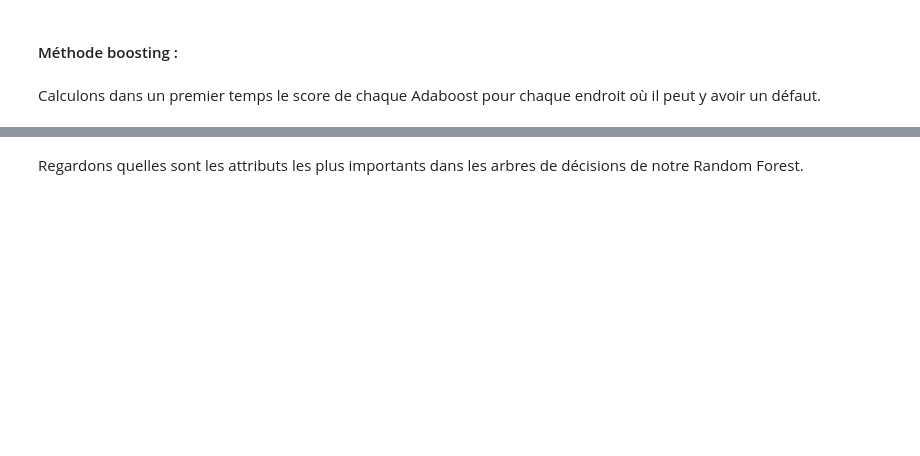
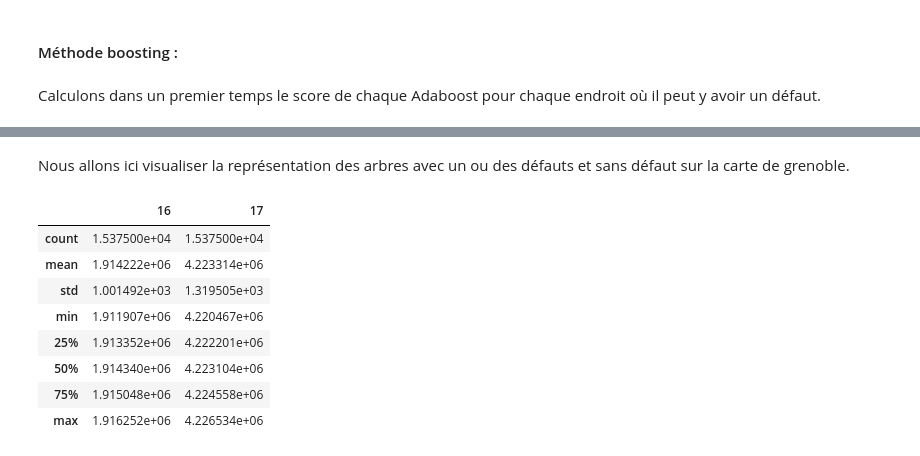
Before and after one commit to Bertrand-gbt/Projet, a Jupyter notebook: Projet_FDECfinal.ipynb, the cells around one changed output, grey strips where cells are left out. Saved outputs shown, nothing was run; the diff lists cells and outputs as text; code cells hidden in the pictures; blank space fills up the shorter version.

```diff
--- a/Projet_FDECfinal.ipynb
+++ b/Projet_FDECfinal.ipynb
@@ -492,6 +461,0 @@ def treatment_missing_value(D):
-# %%
-from sklearn.impute import KNNImputer
-
-imputer = KNNImputer()#n_neighbors=2, weights="uniform")
-
-data = imputer.fit_transform(data)
@@ -516,2 +461,0 @@ def replace_method (data, met):
-# %% [markdown]
-Regardons quelles sont les attributs les plus importants dans les arbres de décisions de notre Random Forest.
@@ -522,0 +462,15 @@ feat_importances.nlargest(10).plot(kind='barh')
+# %% [markdown]
+Nous allons ici visualiser la représentation des arbres avec un ou des défauts et sans défaut sur la carte de grenoble.
+# %%
+Coords=data[[16,17]]
+Coords.describe()
+# %% [output]
+|  | 16 | 17 |
+| count | 1.537500e+04 | 1.537500e+04 |
+| mean | 1.914222e+06 | 4.223314e+06 |
+| std | 1.001492e+03 | 1.319505e+03 |
+| min | 1.911907e+06 | 4.220467e+06 |
+| 25% | 1.913352e+06 | 4.222201e+06 |
+| 50% | 1.914340e+06 | 4.223104e+06 |
+| 75% | 1.915048e+06 | 4.224558e+06 |
+| max | 1.916252e+06 | 4.226534e+06 |
```
Also changed, not shown: parts of 29 cells of this notebook.
